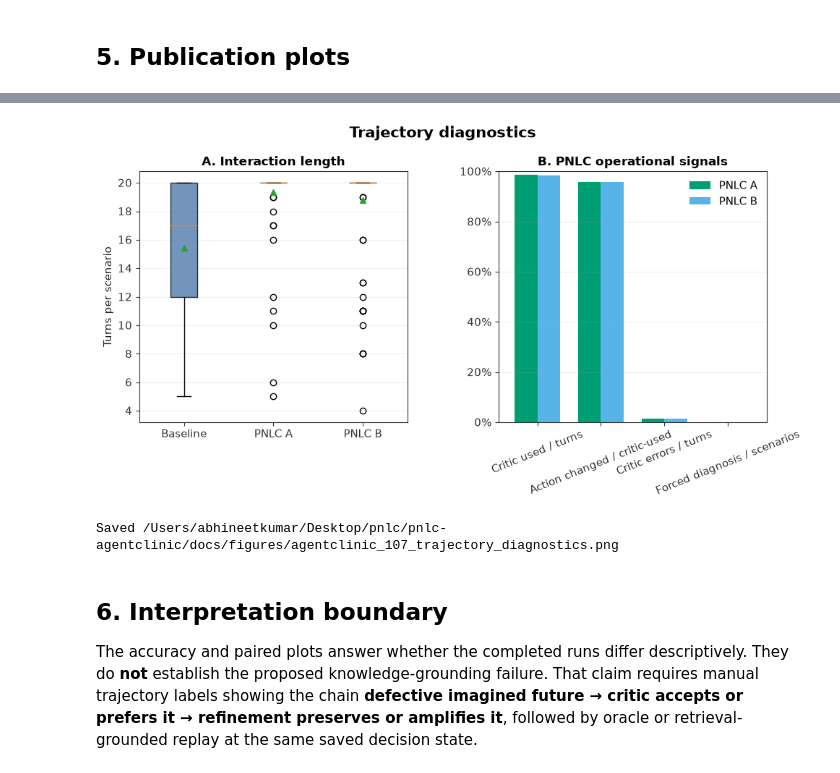
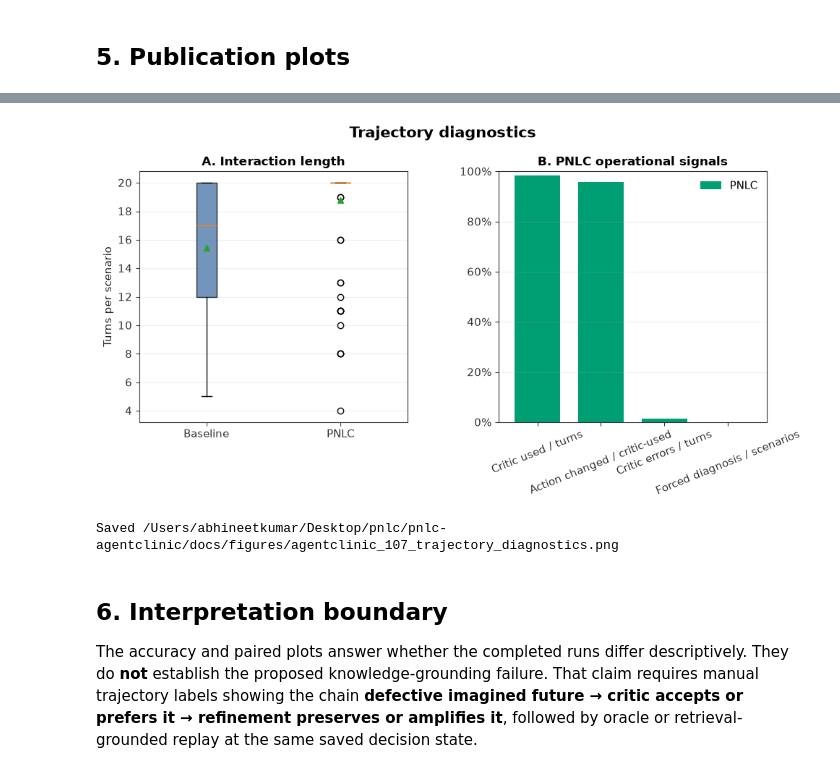
Before and after one commit to Abhineetsoccer/pnlc-agentclinic, a Jupyter notebook: notebook/agentclinic_107_analysis.ipynb, the cells around one changed output, grey strips where cells are left out. Cells and saved outputs as stored; diff of their text form; code cells hidden in the pictures.

```diff
--- a/notebook/agentclinic_107_analysis.ipynb
+++ b/notebook/agentclinic_107_analysis.ipynb
@@ -18,13 +18,11 @@ from scipy.stats import binomtest
 
 RESULT_FILES = {
     "Baseline": Path("../logs/stage1_baseline_1784929558.json"),
-    "PNLC A": Path("../logs/stage1_pnlc_results_1784942236.json"),
-    "PNLC B": Path("../logs/stage1_pnlc_results_1785020204.json"),
+    "PNLC": Path("../logs/stage1_pnlc_results_1785020204.json"),
 }
 TRAJECTORY_FILES = {
     "Baseline": Path("../logs/stage1_trajectories_1784929558.json"),
-    "PNLC A": Path("../logs/stage1_pnlc_trajectories_1784942236.json"),
-    "PNLC B": Path("../logs/stage1_pnlc_trajectories_1785020204.json"),
+    "PNLC": Path("../logs/stage1_pnlc_trajectories_1785020204.json"),
 }
 DATASET_PATH = Path("../external/AgentClinic/agentclinic_medqa.jsonl")
 FIGURE_DIR = Path("../docs/figures")
@@ -38,8 +36,7 @@ for path in [*RESULT_FILES.values(), *TRAJECTORY_FILES.values(), DATASET_PATH]:
 
 COLORS = {
     "Baseline": "#4C78A8",
-    "PNLC A": "#009E73",
-    "PNLC B": "#56B4E9",
+    "PNLC": "#009E73",
     "Both correct": "#4C78A8",
     "PNLC rescue": "#009E73",
     "PNLC harm": "#D55E00",
@@ -204,7 +200,7 @@ def build_comparison(pnlc_label):
     return merged
 
 
-comparisons = {label: build_comparison(label) for label in ["PNLC A", "PNLC B"]}
+comparisons = {"PNLC": build_comparison("PNLC")}
 accuracy_rows = []
 for label, table in results.items():
     successes = int(table["correct"].sum())
@@ -237,14 +233,6 @@ for label, comparison in comparisons.items():
 paired_summary = pd.DataFrame(paired_rows)
 display(paired_summary.style.format({"mcnemar_exact_p": "{:.4f}"}))
 
-pnlc_agreement = results["PNLC A"][["scenario_index", "correct"]].merge(
-    results["PNLC B"][["scenario_index", "correct"]],
-    on="scenario_index", suffixes=("_a", "_b"), validate="one_to_one",
-)
-agreement_rate = (pnlc_agreement["correct_a"] == pnlc_agreement["correct_b"]).mean()
-print(f"PNLC runs agree on correctness for {agreement_rate:.1%} of scenarios ", end="")
-print(f"({int((pnlc_agreement['correct_a'] == pnlc_agreement['correct_b']).sum())}/{EXPECTED_SCENARIOS}).")
-
 accuracy_summary.to_csv(ANALYSIS_DIR / "agentclinic_107_accuracy.csv", index=False)
 paired_summary.to_csv(ANALYSIS_DIR / "agentclinic_107_paired_outcomes.csv", index=False)
 # %% [output]
@@ -449,8 +415,8 @@ Saved /Users/abhineetkumar/Desktop/pnlc/pnlc-agentclinic/docs/figures/agentclini
 # %%
 columns = 12
 rows = math.ceil(EXPECTED_SCENARIOS / columns)
-fig, axes = plt.subplots(2, 1, figsize=(12.5, 7.0))
-for ax, (label, comparison) in zip(axes, comparisons.items()):
+fig, ax = plt.subplots(figsize=(12.5, 4.2))
+for ax, (label, comparison) in zip([ax], comparisons.items()):
     scenario_map = comparison[["scenario_index", "outcome"]].sort_values("scenario_index")
     for position, row in enumerate(scenario_map.itertuples(index=False)):
         grid_row = position // columns
@@ -478,37 +444,37 @@ print(f"Saved {path.resolve()}")
 Saved /Users/abhineetkumar/Desktop/pnlc/pnlc-agentclinic/docs/figures/agentclinic_107_scenario_map.png
 # %%
 fig, axes = plt.subplots(1, 2, figsize=(11.2, 4.5), gridspec_kw={"wspace": 0.34})
-turn_data = [scenario_turn_tables[label]["turns"].to_numpy() for label in ["Baseline", "PNLC A", "PNLC B"]]
-box = axes[0].boxplot(turn_data, tick_labels=["Baseline", "PNLC A", "PNLC B"], patch_artist=True, showmeans=True)
-for patch, label in zip(box["boxes"], ["Baseline", "PNLC A", "PNLC B"]):
+turn_data = [scenario_turn_tables[label]["turns"].to_numpy() for label in ["Baseline", "PNLC"]]
+box = axes[0].boxplot(turn_data, tick_labels=["Baseline", "PNLC"], patch_artist=True, showmeans=True)
+for patch, label in zip(box["boxes"], ["Baseline", "PNLC"]):
     patch.set_facecolor(COLORS[label])
     patch.set_alpha(0.78)
 axes[0].set_ylabel("Turns per scenario")
 axes[0].set_title("A. Interaction length")
 axes[0].grid(axis="y", alpha=0.2)
 
-pnlc_ops = trajectory_summary.set_index("run").loc[["PNLC A", "PNLC B"]]
+pnlc_ops = trajectory_summary.set_index("run").loc[["PNLC"]]
 operation_rates = pd.DataFrame({
     "Critic used / turns": pnlc_ops["critic_used_turns"] / pnlc_ops["turns"],
     "Action changed / critic-used": pnlc_ops["change_rate_when_used"],
     "Critic errors / turns": pnlc_ops["critic_error_turns"] / pnlc_ops["turns"],
     "Forced diagnosis / scenarios": pnlc_ops["forced_diagnosis_scenarios"] / EXPECTED_SCENARIOS,
 })
-operation_rates.T.plot.bar(ax=axes[1], color=[COLORS["PNLC A"], COLORS["PNLC B"]], width=0.72)
+operation_rates.T.plot.bar(ax=axes[1], color=[COLORS["PNLC"]], width=0.72)
 axes[1].set_ylim(0, 1)
 axes[1].yaxis.set_major_formatter(PercentFormatter(1.0))
 axes[1].set_title("B. PNLC operational signals")
 axes[1].set_xlabel("")
 axes[1].tick_params(axis="x", rotation=22)
 axes[1].legend(frameon=False)
 axes[1].grid(axis="y", alpha=0.2)
 fig.suptitle("Trajectory diagnostics", fontsize=15, fontweight="bold", y=1.02)
 path = FIGURE_DIR / "agentclinic_107_trajectory_diagnostics.png"
 fig.savefig(path, dpi=240, bbox_inches="tight")
 plt.show()
 print(f"Saved {path.resolve()}")
 # %% [output]
-[figure, old version]
+[figure, new version]
 Saved /Users/abhineetkumar/Desktop/pnlc/pnlc-agentclinic/docs/figures/agentclinic_107_trajectory_diagnostics.png
 # %% [markdown]
 ## 6. Interpretation boundary
```
Also changed, not shown: parts of 10 cells of this notebook, 25 other files.
